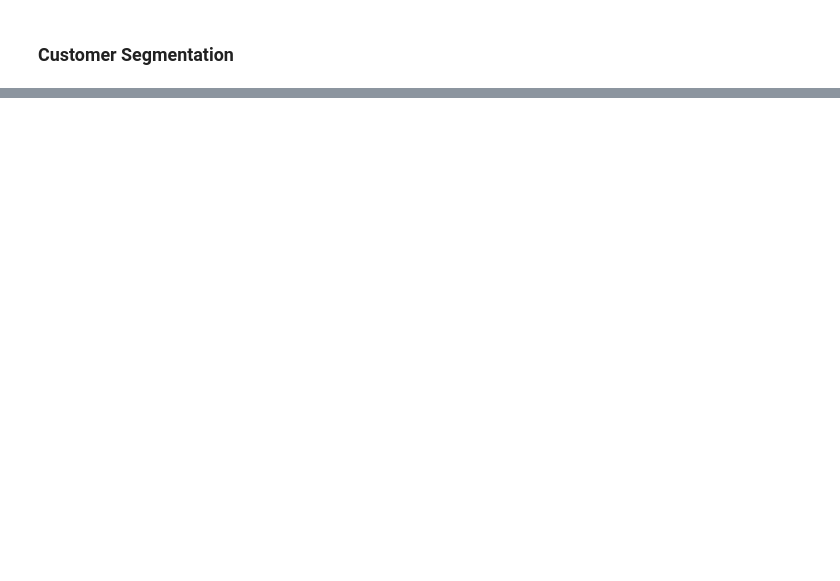
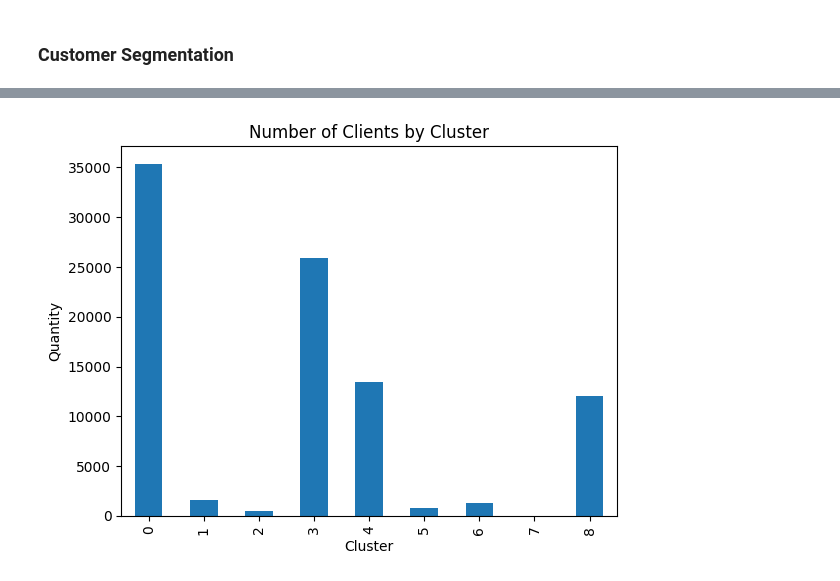
Before and after one commit to pathilink/triggo-ai_case, a Jupyter notebook: notebook/triggo_ai_business.ipynb, the cells around one changed output, grey strips where cells are left out. Saved outputs shown, nothing was run; the diff lists cells and outputs as text; code cells hidden in the pictures; blank space fills up the shorter version.

```diff
--- a/notebook/triggo_ai_business.ipynb
+++ b/notebook/triggo_ai_business.ipynb
@@ -82,0 +317,4 @@ dtype: int64
+# %%
+# apply kmeans
+kmeans = KMeans(n_clusters=9, random_state=18)
+df_customer['cluster'] = kmeans.fit_predict(features_scaled)
@@ -82,0 +346,8 @@ dtype: int64
+# %%
+df_customer['cluster'].value_counts().sort_index().plot(kind='bar')
+plt.title('Number of Clients by Cluster')
+plt.xlabel('Cluster')
+plt.ylabel('Quantity')
+plt.show()
+# %% [output]
+[figure, added]
```
Also changed, not shown: parts of 41 cells of this notebook.
